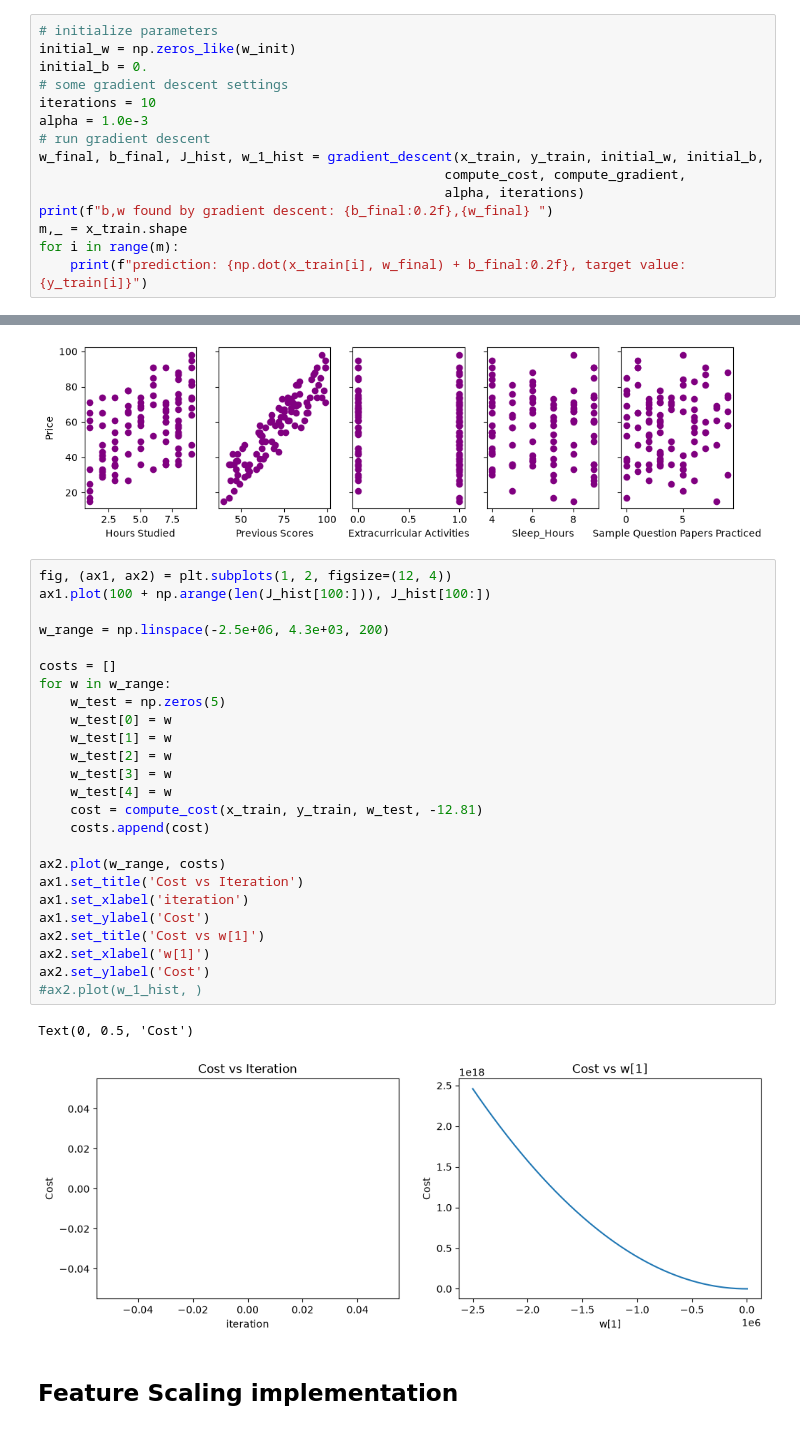
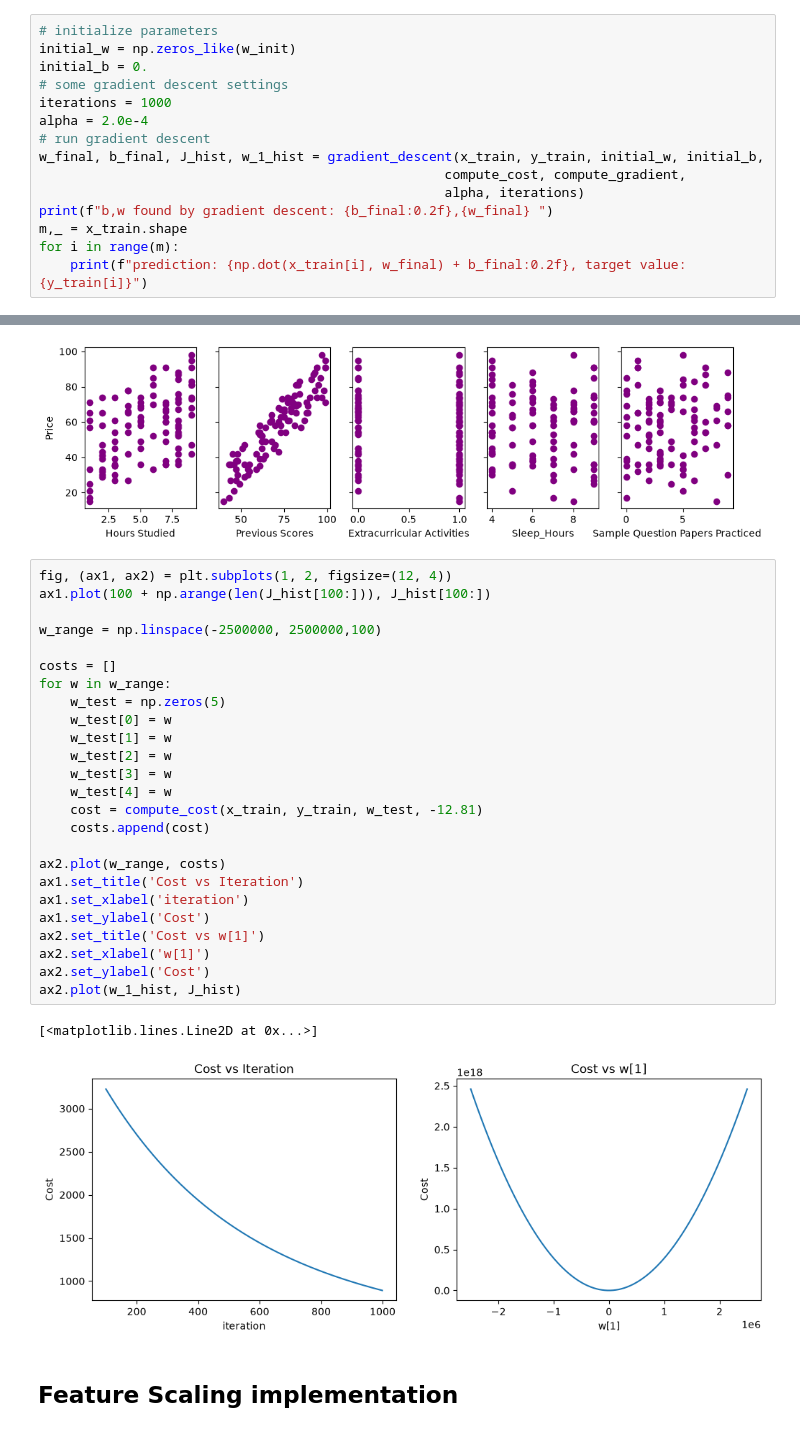
Before and after one commit to AgentSquareOfficial/ml-codes-and-projects, a Jupyter notebook: linear-regression/multiple_linear_regerssion.ipynb, the cells around one changed output, grey strips where cells are left out. Cells and saved outputs as stored; diff of their text form.

```diff
--- a/linear-regression/multiple_linear_regerssion.ipynb
+++ b/linear-regression/multiple_linear_regerssion.ipynb
@@ -107,8 +107,8 @@ def gradient_descent(x, y, w_in, b_in, cost_function, gradient_function, alpha,
 initial_w = np.zeros_like(w_init)
 initial_b = 0.
 # some gradient descent settings
-iterations = 10
-alpha = 1.0e-3
+iterations = 1000
+alpha = 2.0e-4
 # run gradient descent
 w_final, b_final, J_hist, w_1_hist = gradient_descent(x_train, y_train, initial_w, initial_b,
                                                     compute_cost, compute_gradient,
@@ -170,30 +170,30 @@ plt.show()
 # %%
 fig, (ax1, ax2) = plt.subplots(1, 2, figsize=(12, 4))
 ax1.plot(100 + np.arange(len(J_hist[100:])), J_hist[100:])
 
-w_range = np.linspace(-2.5e+06, 4.3e+03, 200)
+w_range = np.linspace(-2500000, 2500000,100)
 
 costs = []
 for w in w_range:
     w_test = np.zeros(5)
     w_test[0] = w
     w_test[1] = w
     w_test[2] = w
     w_test[3] = w
     w_test[4] = w
     cost = compute_cost(x_train, y_train, w_test, -12.81)
     costs.append(cost)
 
 ax2.plot(w_range, costs)
 ax1.set_title('Cost vs Iteration')
 ax1.set_xlabel('iteration')
 ax1.set_ylabel('Cost')
 ax2.set_title('Cost vs w[1]')
 ax2.set_xlabel('w[1]')
 ax2.set_ylabel('Cost')
-#ax2.plot(w_1_hist, )
+ax2.plot(w_1_hist, J_hist)
 # %% [output]
-Text(0, 0.5, 'Cost')
+[<matplotlib.lines.Line2D at 0x...>]
-[figure, old version]
+[figure, new version]
 # %% [markdown]
 ## Feature Scaling implementation
```
Also changed, not shown: parts of 6 cells of this notebook.
